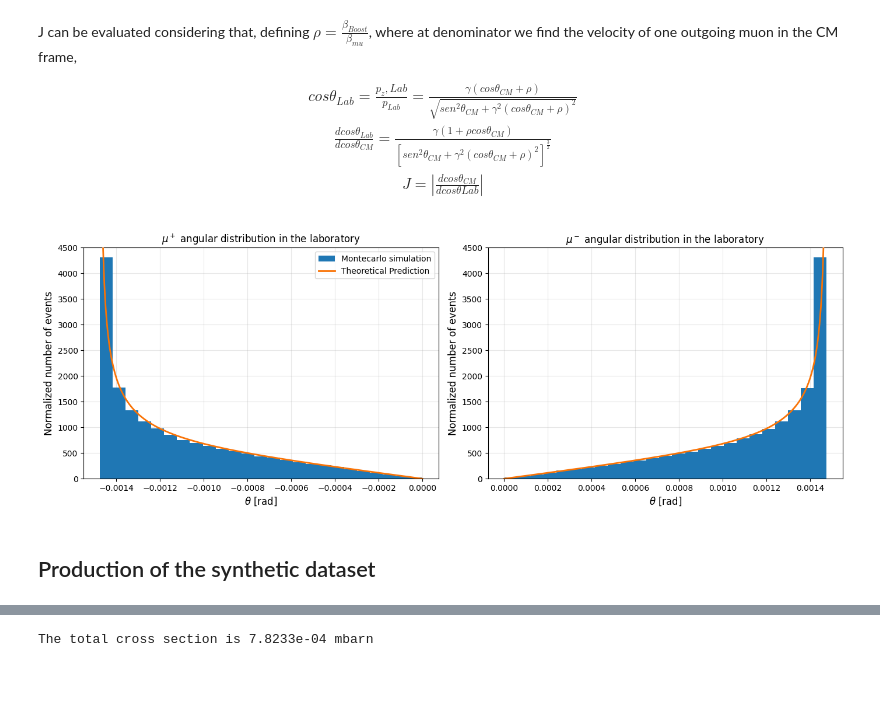
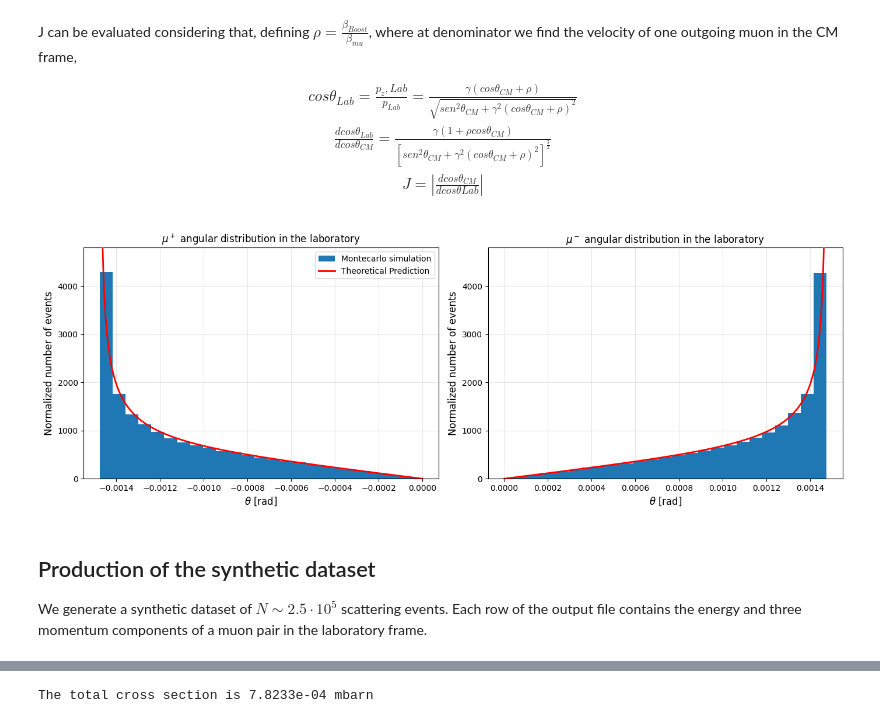
Before and after one commit to marcolorenzato00/LCP_Project, a Jupyter notebook: Project.ipynb, the cells around one changed output, grey strips where cells are left out. Saved outputs shown, nothing was run; the diff lists cells and outputs as text; code cells hidden in the pictures; blank space fills up the shorter version.

```diff
--- a/Project.ipynb
+++ b/Project.ipynb
@@ -504,42 +513,42 @@ common_x = np.linspace(0, x_theory_lab[idx_peak], 1000)
 # Interpolate both branches onto this new X-axis, effectively rescaling
 y_interp1 = np.interp(common_x, x_branch1, y_branch1)
 y_interp2 = np.interp(common_x, x_branch2[::-1], y_branch2[::-1])
 
 # Sum the branches
 total_theory_y = y_interp1 + y_interp2
 
 # Histogram of the angular distribution of mu+ in the lab frame
 ax1.hist(minus, bins=25, density=True, label = 'Montecarlo simulation', zorder = 2)
 ax1.set_xlabel(r"$\theta$ [rad]", fontsize=12)
 ax1.set_ylabel("Normalized number of events", fontsize=12)
 ax1.set_title(r"$\mu^+$ angular distribution in the laboratory")
 ax1.grid(alpha=0.3)
 
 # Histogram of the angular distribution of mu- in the lab frame
 ax2.hist(plus, bins=25, density=True, zorder = 2)
 ax2.set_xlabel(r"$\theta$ [rad]", fontsize=12)
 ax2.set_ylabel("Normalized number of events", fontsize=12)
 ax2.set_title(r"$\mu^-$ angular distribution in the laboratory")
 ax2.grid(alpha=0.3)
 
 # Overlay of the theoretical prediction
 ax1.plot(-common_x,  total_theory_y, label = 'Theoretical Prediction', zorder = 3,
-         linewidth = 2, color = 'xkcd:orange')
+         linewidth = 2, color = 'red')
 #valid since theta is defined as an arccos
-ax2.plot(common_x, total_theory_y
-         , zorder = 3,
-         linewidth = 2, color = 'xkcd:orange')
+ax2.plot(common_x, total_theory_y, zorder = 3, linewidth = 2, color = 'red')
 
-ax1.set_ylim(0, 4500)
-ax2.set_ylim(0, 4500)
+ax1.set_ylim(0, 4800)
+ax2.set_ylim(0, 4800)
 
 ax1.legend(loc = 'best')
 
 plt.show()
 # %% [output]
-[figure, old version]
+[figure, new version]
 # %% [markdown]
 ## Production of the synthetic dataset
+
+We generate a synthetic dataset of $N \sim 2.5 \cdot 10^5$ scattering events. Each row of the output file contains the energy and three momentum components of a muon pair in the laboratory frame.
 # %%
 data = np.column_stack([E_lab_1, px_lab_1, py_lab_1, pz_lab_1, E_lab_2, px_lab_2, py_lab_2, pz_lab_2])
 np.savetxt("muons_lab.txt", data)
```
Also changed, not shown: parts of 18 cells of this notebook.
